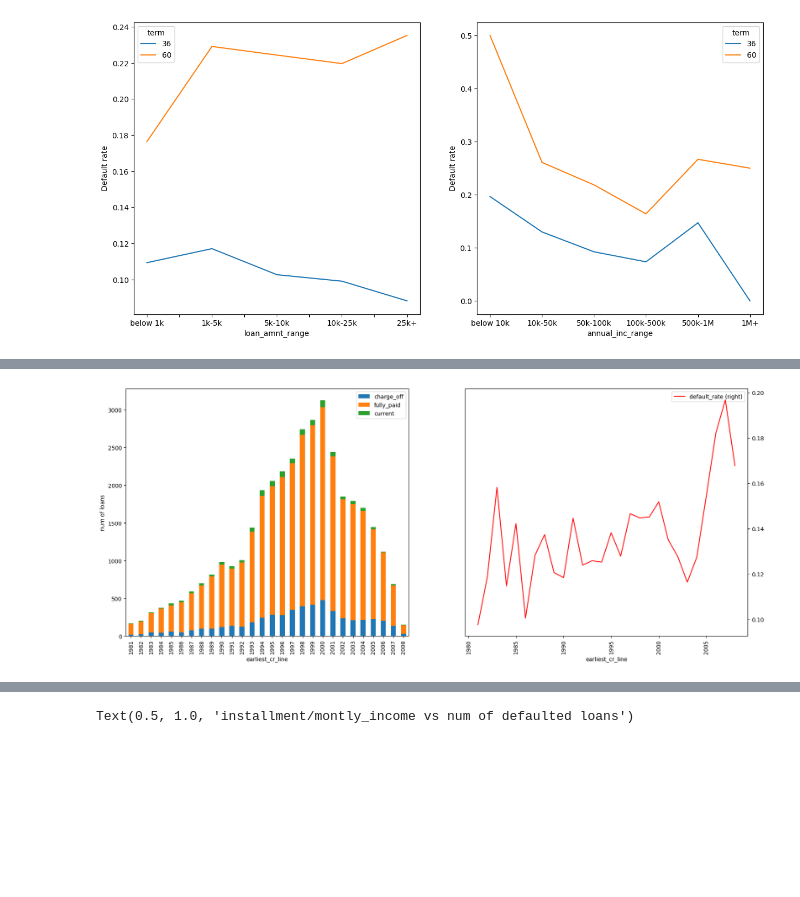
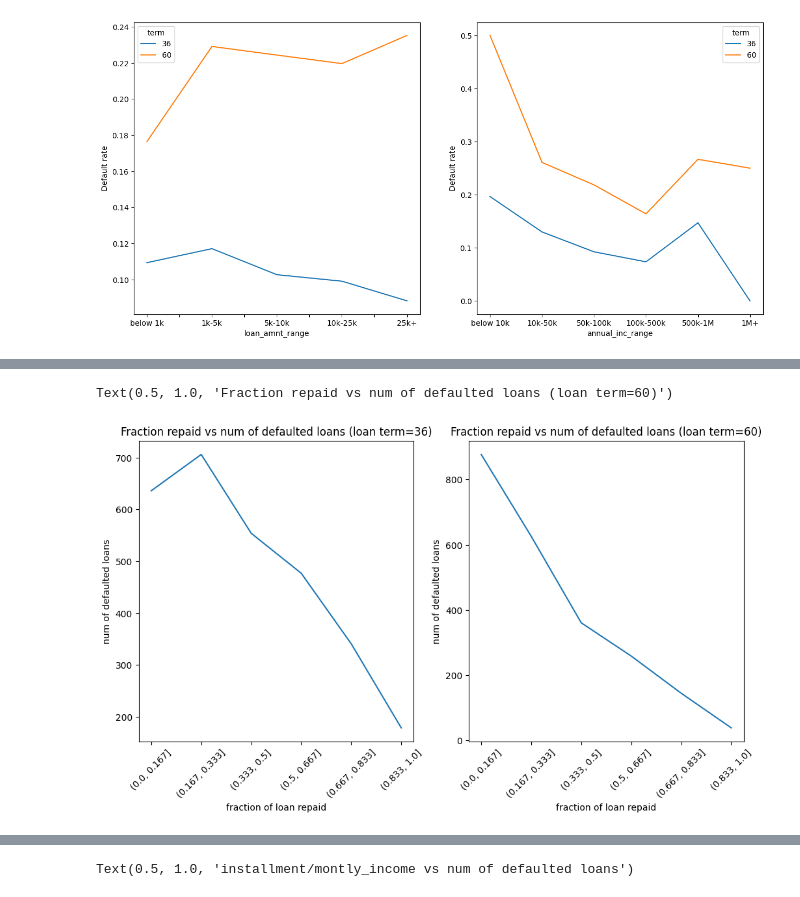
Before and after one commit to maniteja6799/lending_club_eda, a Jupyter notebook: CaseStudy_Loans_EDA.ipynb, the cells around one changed output, grey strips where cells are left out. Drawn from its saved outputs; the diff is of its cells as text; code cells hidden in the pictures; blank space fills up the shorter version.

Commit message:
chore: added summary for principal received to charged off charts

```diff
--- a/CaseStudy_Loans_EDA.ipynb
+++ b/CaseStudy_Loans_EDA.ipynb
@@ -575,12 +587,14 @@ Text(0.5, 1.0, 'Fraction repaid vs num of defaulted loans (loan term=60)')
-# %%
-fig, (ax1, ax2) = plt.subplots(1,2, figsize=(20,8))
-loan_data_df[loan_data_df.earliest_cr_line.dt.year>1980].groupby(loan_data_df.earliest_cr_line.dt.year).agg(
-                                         charge_off=('loan_status', lambda x: (x=='Charged Off').sum()),
-                                         fully_paid=('loan_status', lambda x: (x=='Fully Paid').sum()),
-                                         current=('loan_status', lambda x: (x=='Current').sum()),
-                                        ).plot.bar(stacked=True, ylabel='num of loans', ax=ax1)
-
-loan_data_df[loan_data_df.earliest_cr_line.dt.year>1980].groupby(loan_data_df.earliest_cr_line.dt.year).agg(default_rate=('loan_status', lambda x: (x=='Charged Off').sum() / x.count())).plot.line(secondary_y='default_rate', ax=ax2, color='r', rot=90)
-plt.show()
-# %% [output]
-[figure, removed]
+# %%
+fig, (ax1, ax2) = plt.subplots(1,2, figsize=(12,6))
+
+defaulted_loans = loan_data_df[loan_data_df.loan_status == 'Charged Off']
+pd.cut(defaulted_loans[defaulted_loans.term==36].total_rec_prncp / defaulted_loans[defaulted_loans.term==36].loan_amnt , bins=np.linspace(0,1,7)).value_counts(sort=False).plot.line(rot=45, ax=ax1, xlabel='fraction of loan repaid', ylabel='num of defaulted loans')
+ax1.set_title('Fraction repaid vs num of defaulted loans (loan term=36)')
+
+pd.cut(defaulted_loans.total_rec_prncp[defaulted_loans.term==60] / defaulted_loans[defaulted_loans.term==60].loan_amnt , bins=np.linspace(0,1,7)).value_counts(sort=False).plot.line(rot=45, ax=ax2, xlabel='fraction of loan repaid', ylabel='num of defaulted loans')
+ax2.set_title('Fraction repaid vs num of defaulted loans (loan term=60)')
+
+# defaulted_loans[['total_pymnt', 'total_rec_prncp', 'out_prncp']]
+# %% [output]
+Text(0.5, 1.0, 'Fraction repaid vs num of defaulted loans (loan term=60)')
+[figure, added]
```
Also changed, not shown: parts of 4 cells of this notebook.
